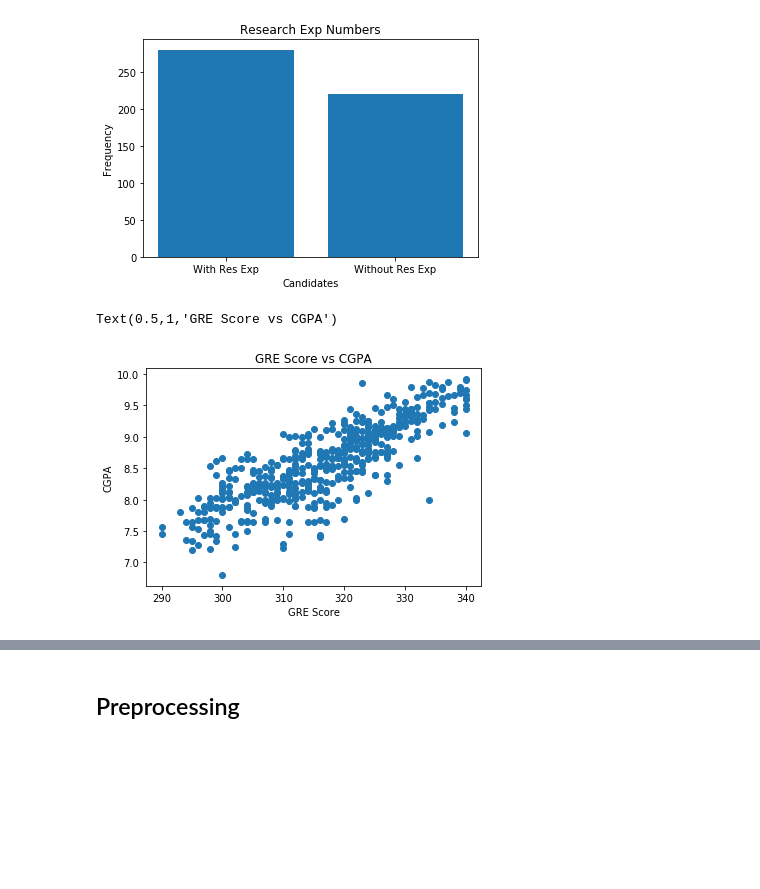
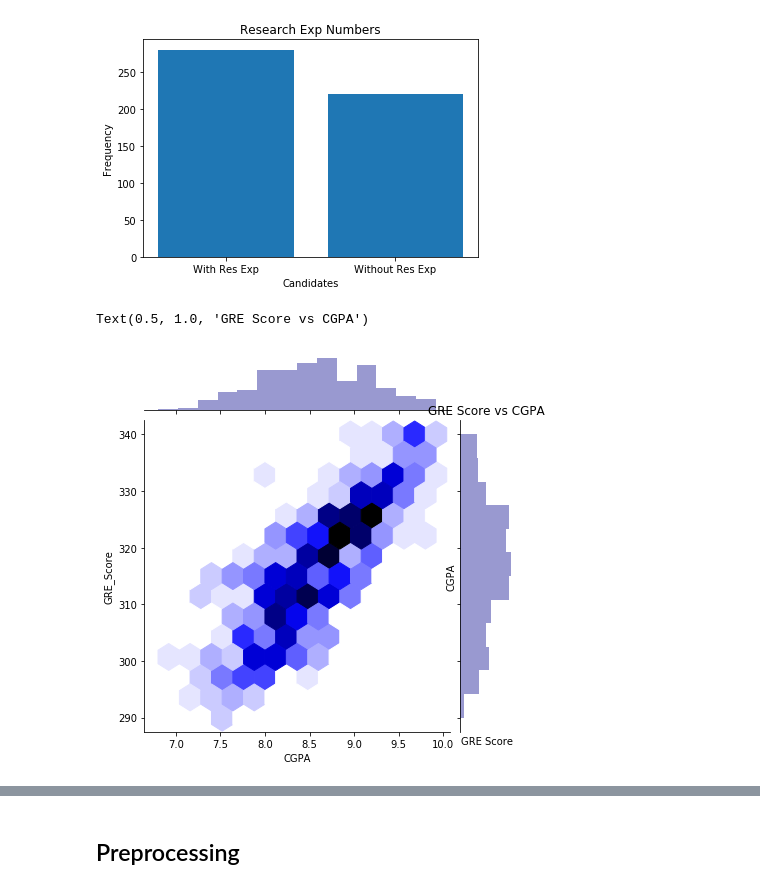
Before and after one commit to 18abhinavkumar/graduate-admissions-algos, a Jupyter notebook: Grad Admissions - Exploration and Prediction.ipynb, the cells around one changed output, grey strips where cells are left out. Drawn from its saved outputs; the diff is of its cells as text; code cells hidden in the pictures; blank space fills up the shorter version.

```diff
--- a/Grad Admissions - Exploration and Prediction.ipynb
+++ b/Grad Admissions - Exploration and Prediction.ipynb
@@ -95,14 +96,15 @@ Students without Research Exp: 220
 # %%
 #Generally, students with higher GRE score have higher GPA
 #Plot confirms above assumption
-
-plt.scatter(data["GRE Score"],data["CGPA"])
+df = data
+df.columns = [c.replace('GRE Score', 'GRE_Score') for c in df.columns]
+sns.jointplot(x = 'CGPA', y = 'GRE_Score', color = 'darkblue', data = df, kind='hex')
 plt.xlabel("GRE Score")
 plt.ylabel("CGPA")
 plt.title("GRE Score vs CGPA")
 # %% [output]
-Text(0.5,1,'GRE Score vs CGPA')
+Text(0.5, 1.0, 'GRE Score vs CGPA')
-[figure, old version]
+[figure, new version]
 # %%
 #Students from reputed universities have a better chance of getting accepted
 
```
Also changed, not shown: parts of 23 cells of this notebook.
